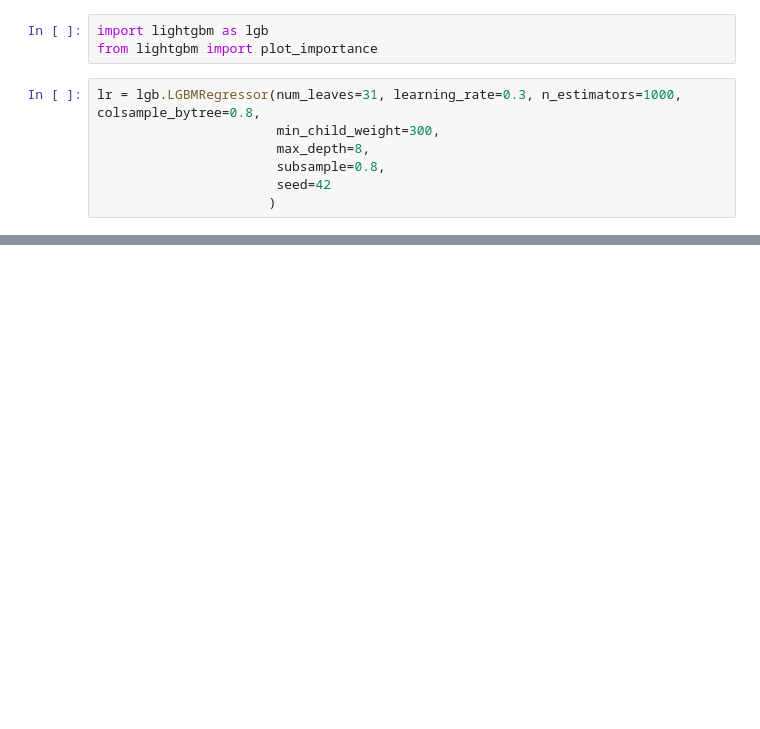
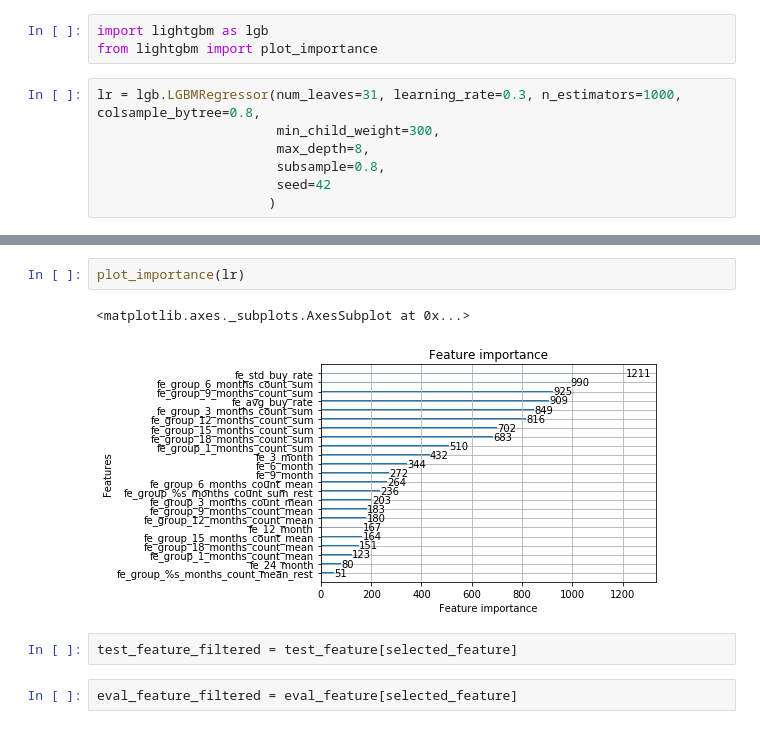
Before and after one commit to linggom/time_series, a Jupyter notebook: future_sales/feature_engineering.ipynb, the cells around one changed output, grey strips where cells are left out. Cells and saved outputs as stored; diff of their text form; blank space fills up the shorter version.

```diff
--- a/future_sales/feature_engineering.ipynb
+++ b/future_sales/feature_engineering.ipynb
@@ -273,0 +345,9 @@ lr.predict(test_feature)
+# %%
+plot_importance(lr)
+# %% [output]
+<matplotlib.axes._subplots.AxesSubplot at 0x...>
+[figure, added]
+# %%
+test_feature_filtered = test_feature[selected_feature]
+# %%
+eval_feature_filtered = eval_feature[selected_feature]
```
Also changed, not shown: parts of 38 cells of this notebook, 3 other files.
